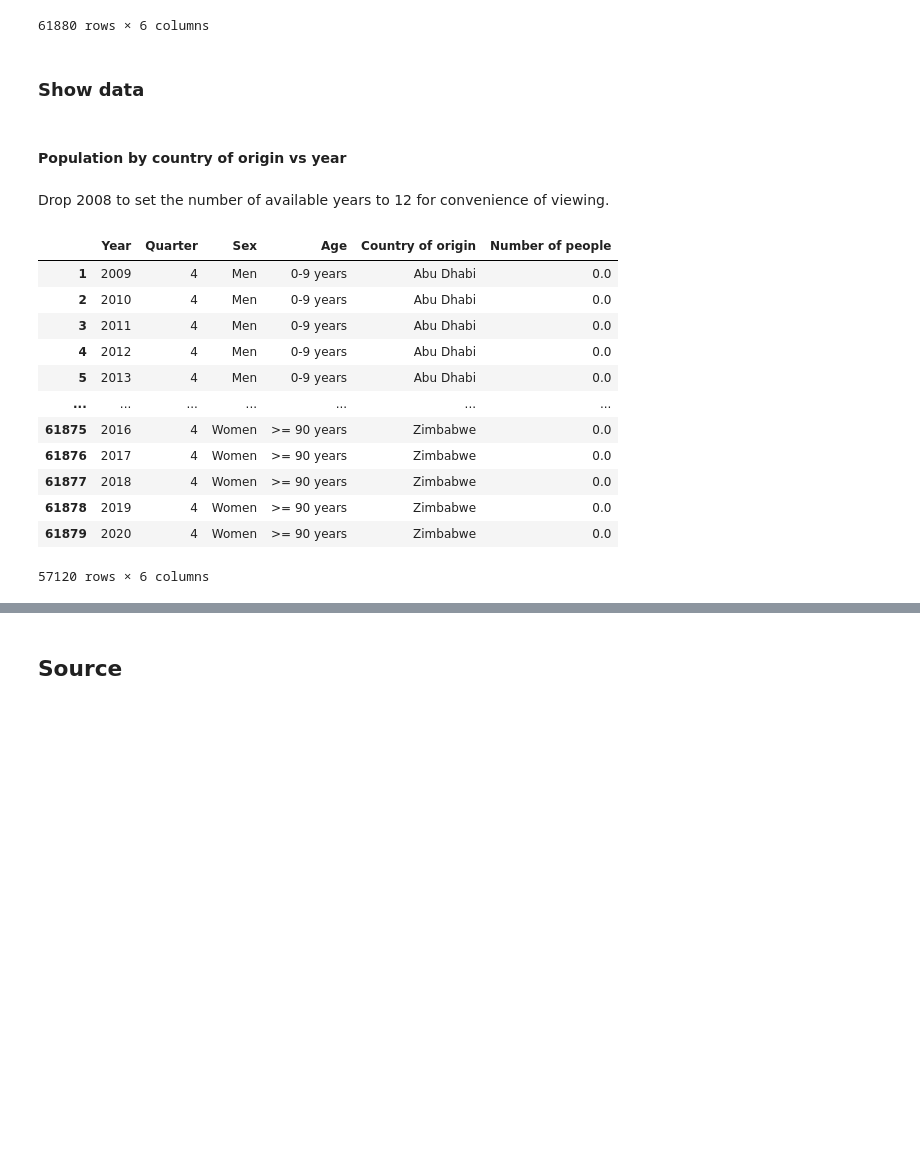
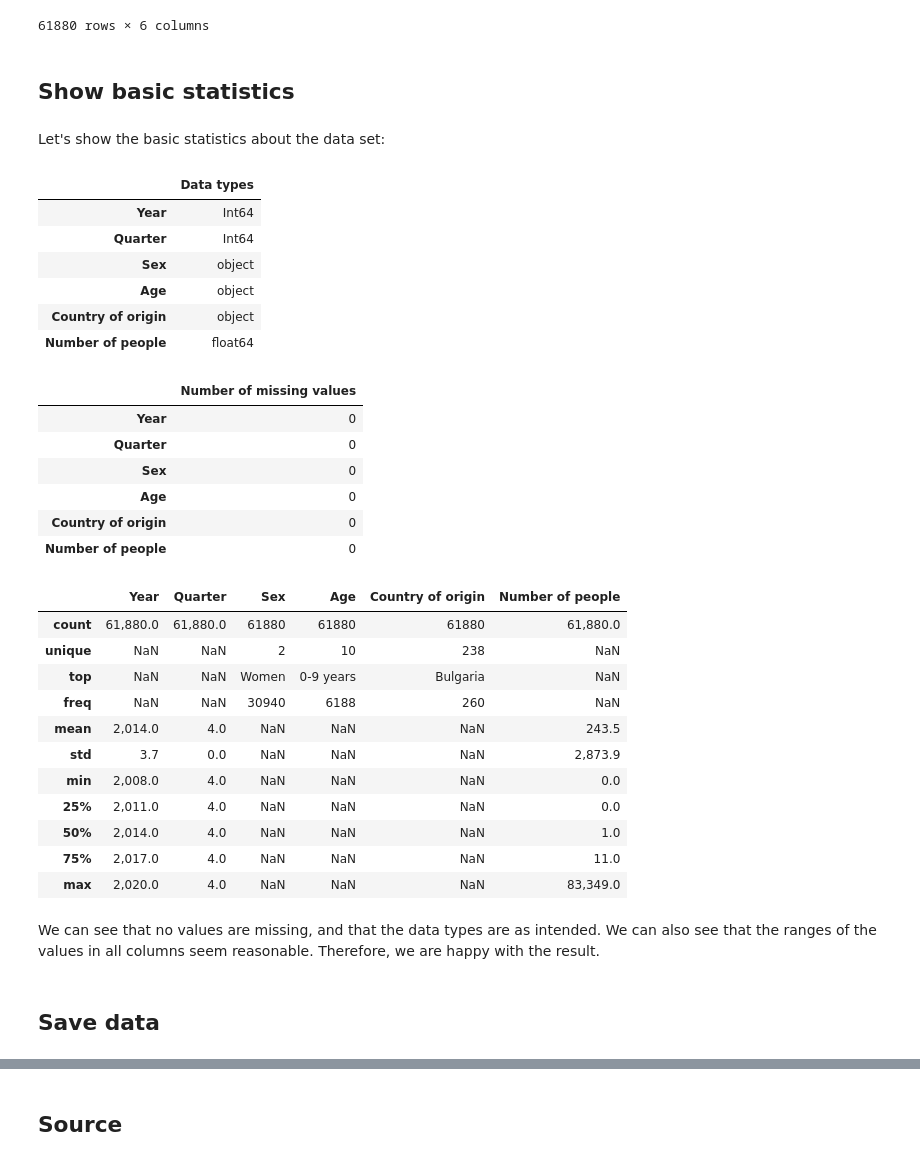
Before and after one commit to wojciechdk/social_data_analysis_and_visualization_final_project, a Jupyter notebook: data_loading_and_cleaning.ipynb, the cells around one changed output, grey strips where cells are left out. Drawn from its saved outputs; the diff is of its cells as text; code cells hidden in the pictures; blank space fills up the shorter version.

Commit message:
Data loading - description ongoing.

```diff
--- a/data_loading_and_cleaning.ipynb
+++ b/data_loading_and_cleaning.ipynb
@@ -156,26 +159,40 @@ display(df_country)
 | 61878 | 2019 | 4 | Women | >= 90 years | Zimbabwe | 0.0 |
 | 61879 | 2020 | 4 | Women | >= 90 years | Zimbabwe | 0.0 |
 61880 rows × 6 columns
+# %% [markdown]
+## Show basic statistics
+# %% [markdown]
+Let's show the basic statistics about the data set:
+# %%
+show_stats(df_country)
+# %% [output]
+|  | Data types |
+| Year | Int64 |
+| Quarter | Int64 |
+| Sex | object |
+| Age | object |
+| Country of origin | object |
+| Number of people | float64 |
+|  | Number of missing values |
+| Year | 0 |
+| Quarter | 0 |
+| Sex | 0 |
+| Age | 0 |
+| Country of origin | 0 |
+| Number of people | 0 |
+|  | Year | Quarter | Sex | Age | Country of origin | Number of people |
+| count | 61,880.0 | 61,880.0 | 61880 | 61880 | 61880 | 61,880.0 |
+| unique | NaN | NaN | 2 | 10 | 238 | NaN |
+| top | NaN | NaN | Women | 0-9 years | Bulgaria | NaN |
+| freq | NaN | NaN | 30940 | 6188 | 260 | NaN |
+| mean | 2,014.0 | 4.0 | NaN | NaN | NaN | 243.5 |
+| std | 3.7 | 0.0 | NaN | NaN | NaN | 2,873.9 |
+| min | 2,008.0 | 4.0 | NaN | NaN | NaN | 0.0 |
+| 25% | 2,011.0 | 4.0 | NaN | NaN | NaN | 0.0 |
+| 50% | 2,014.0 | 4.0 | NaN | NaN | NaN | 1.0 |
+| 75% | 2,017.0 | 4.0 | NaN | NaN | NaN | 11.0 |
+| max | 2,020.0 | 4.0 | NaN | NaN | NaN | 83,349.0 |
+# %% [markdown]
+We can see that no values are missing, and that the data types are as intended. We can also see that the ranges of the values in all columns seem reasonable. Therefore, we are happy with the result.
 # %% [markdown]
-### Show data
+## Save data
-# %% [markdown]
-#### Population by country of origin vs year
-# %% [markdown]
-Drop 2008 to set the number of available years to 12 for convenience of viewing.
-# %%
-df_country = df_country[df_country['Year'] != 2008]
-display(df_country)
-# %% [output]
-|  | Year | Quarter | Sex | Age | Country of origin | Number of people |
-| 1 | 2009 | 4 | Men | 0-9 years | Abu Dhabi | 0.0 |
-| 2 | 2010 | 4 | Men | 0-9 years | Abu Dhabi | 0.0 |
-| 3 | 2011 | 4 | Men | 0-9 years | Abu Dhabi | 0.0 |
-| 4 | 2012 | 4 | Men | 0-9 years | Abu Dhabi | 0.0 |
-| 5 | 2013 | 4 | Men | 0-9 years | Abu Dhabi | 0.0 |
-| ... | ... | ... | ... | ... | ... | ... |
-| 61875 | 2016 | 4 | Women | >= 90 years | Zimbabwe | 0.0 |
-| 61876 | 2017 | 4 | Women | >= 90 years | Zimbabwe | 0.0 |
-| 61877 | 2018 | 4 | Women | >= 90 years | Zimbabwe | 0.0 |
-| 61878 | 2019 | 4 | Women | >= 90 years | Zimbabwe | 0.0 |
-| 61879 | 2020 | 4 | Women | >= 90 years | Zimbabwe | 0.0 |
-57120 rows × 6 columns
```
Also changed, not shown: parts of 75 cells of this notebook, 4 other files.
